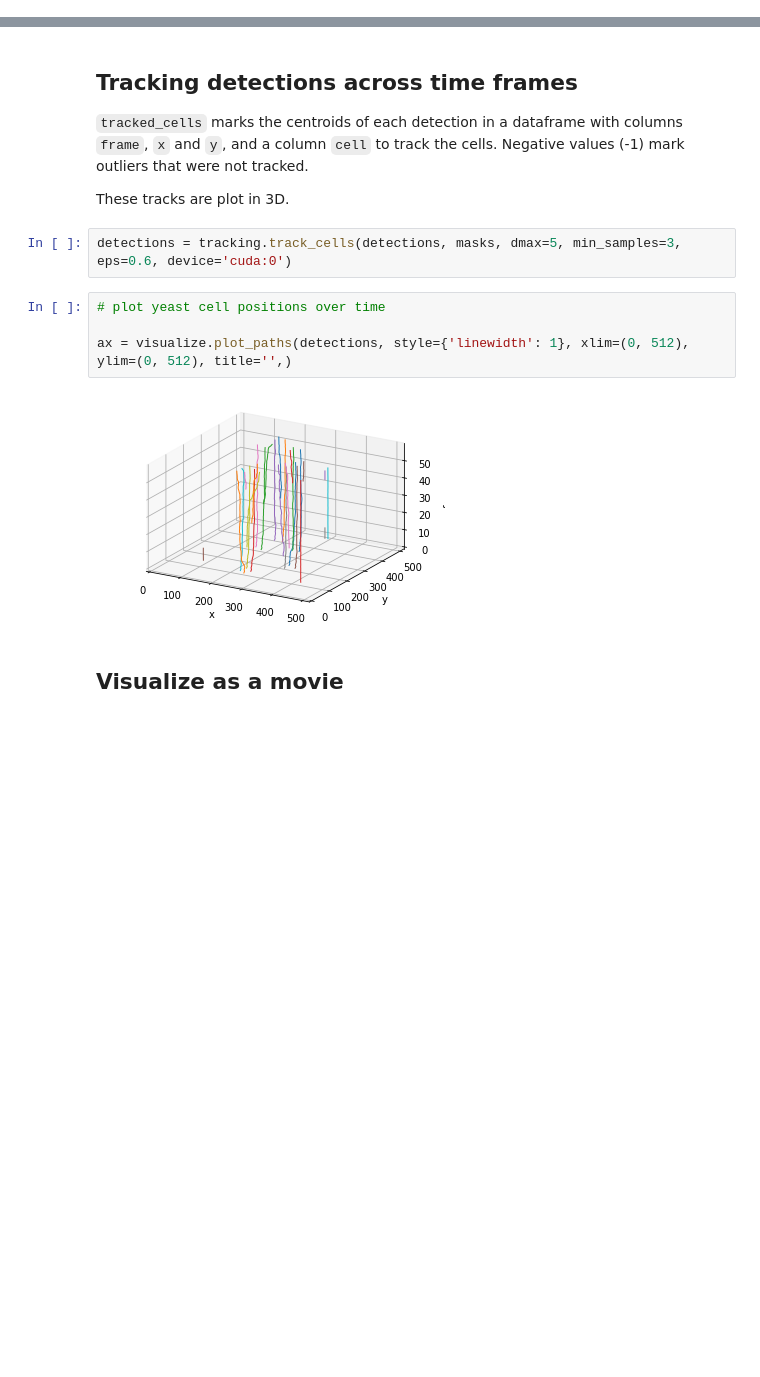
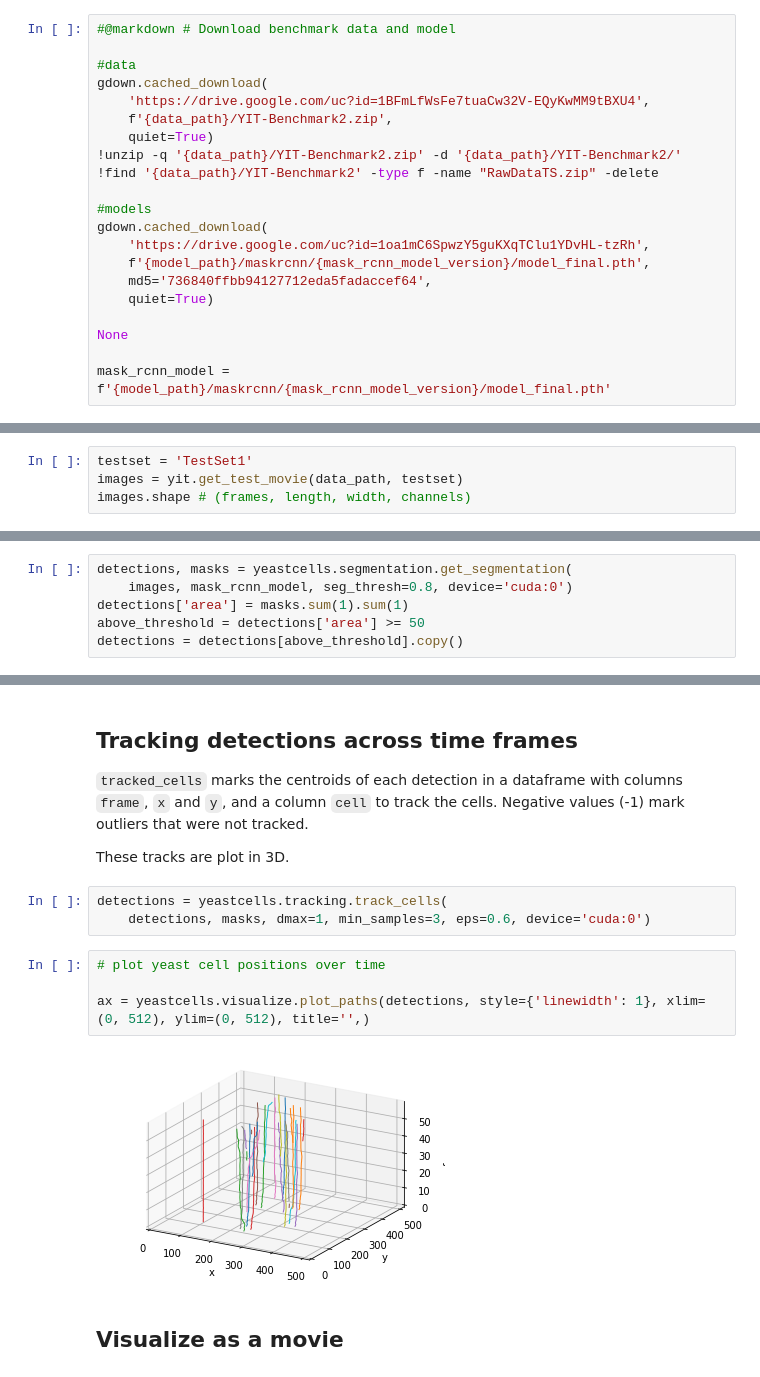
Before and after one commit to ymzayek/yeastcells-detection-maskrcnn, a Jupyter notebook: notebooks/example_pipeline.ipynb, the cells around one changed output, grey strips where cells are left out. Drawn from its saved outputs; the diff is of its cells as text; blank space fills up the shorter version.

```diff
--- a/notebooks/example_pipeline.ipynb
+++ b/notebooks/example_pipeline.ipynb
@@ -92,3 +94,24 @@ Archive:  YIT-Benchmark2/YIT-Benchmark2.zip
+# %%
+#@markdown # Download benchmark data and model
+
+#data
+gdown.cached_download(
+    'https://drive.google.com/uc?id=1BFmLfWsFe7tuaCw32V-EQyKwMM9tBXU4',
+    f'{data_path}/YIT-Benchmark2.zip',
+    quiet=True)
+!unzip -q '{data_path}/YIT-Benchmark2.zip' -d '{data_path}/YIT-Benchmark2/'
+!find '{data_path}/YIT-Benchmark2' -type f -name "RawDataTS.zip" -delete
+
+#models
+gdown.cached_download(
+    'https://drive.google.com/uc?id=1oa1mC6SpwzY5guKXqTClu1YDvHL-tzRh',
+    f'{model_path}/maskrcnn/{mask_rcnn_model_version}/model_final.pth',
+    md5='736840ffbb94127712eda5fadaccef64',
+    quiet=True)
+
+None
+
+mask_rcnn_model = f'{model_path}/maskrcnn/{mask_rcnn_model_version}/model_final.pth'
 # %% [markdown]
 ## Read movie
 
@@ -112,0 +119,4 @@ image.shape # (frames, length, width, channels)
+# %%
+testset = 'TestSet1'
+images = yit.get_test_movie(data_path, testset)
+images.shape # (frames, length, width, channels)
@@ -123,0 +133,6 @@ detections, masks = segmentation.get_segmentation(
+# %%
+detections, masks = yeastcells.segmentation.get_segmentation(
+    images, mask_rcnn_model, seg_thresh=0.8, device='cuda:0')
+detections['area'] = masks.sum(1).sum(1)
+above_threshold = detections['area'] >= 50
+detections = detections[above_threshold].copy()
@@ -128,12 +148,13 @@ detections, masks = segmentation.get_segmentation(
 
 These tracks are plot in 3D.
 # %%
-detections = tracking.track_cells(detections, masks, dmax=5, min_samples=3, eps=0.6, device='cuda:0')
+detections = yeastcells.tracking.track_cells(
+    detections, masks, dmax=1, min_samples=3, eps=0.6, device='cuda:0')
 # %%
 # plot yeast cell positions over time
 
-ax = visualize.plot_paths(detections, style={'linewidth': 1}, xlim=(0, 512), ylim=(0, 512), title='',)
+ax = yeastcells.visualize.plot_paths(detections, style={'linewidth': 1}, xlim=(0, 512), ylim=(0, 512), title='',)
 # %% [output]
-[figure, old version]
+[figure, new version]
 # %% [markdown]
 ## Visualize as a movie
```
Also changed, not shown: parts of 22 cells of this notebook.
